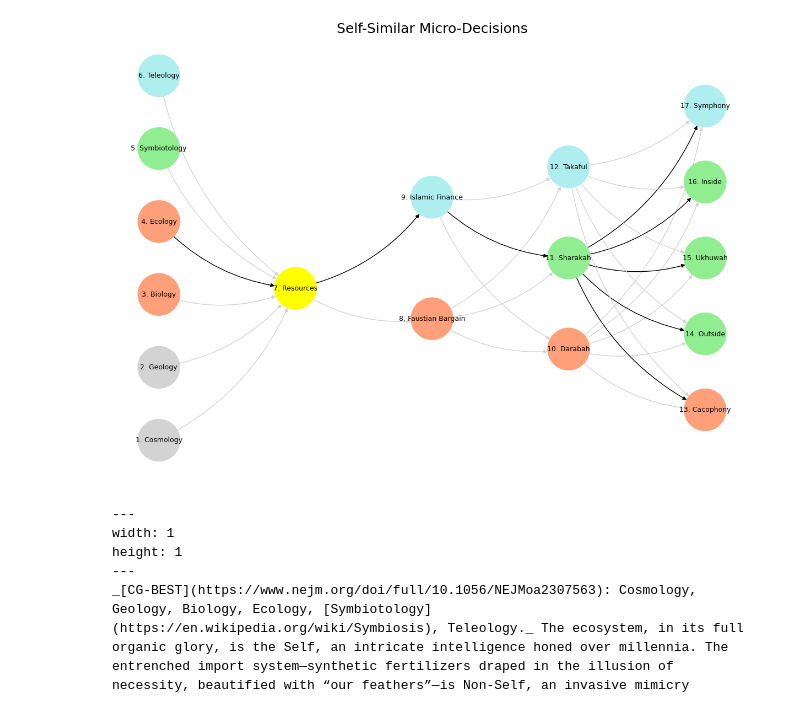
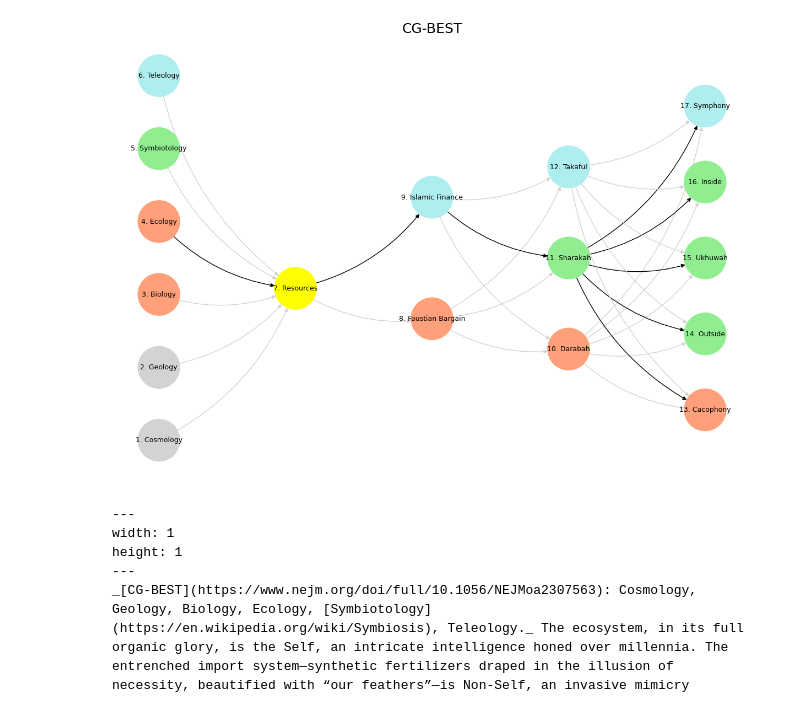
Before and after one commit to abikesa/elections, a Jupyter notebook: kitabo/ensi/_build/jupyter_execute/index.ipynb, the cells around one changed output. Drawn from its saved outputs; the diff is of its cells as text; code cells hidden in the pictures.

Commit message:
cg-best: the case of nitrogen fixation

````diff
--- a/kitabo/ensi/_build/jupyter_execute/index.ipynb
+++ b/kitabo/ensi/_build/jupyter_execute/index.ipynb
@@ -291,35 +285,35 @@ def visualize_nn():
     # Define and add black edges manually with correct node names
     numbered_nodes = list(mapping.values())
     black_edge_list = [
         (numbered_nodes[3], numbered_nodes[6]),  # 4 -> 7
         (numbered_nodes[6], numbered_nodes[8]),  # 7 -> 9
         (numbered_nodes[8], numbered_nodes[10]), # 9 -> 11
         (numbered_nodes[10], numbered_nodes[12]), # 11 -> 13
         (numbered_nodes[10], numbered_nodes[13]), # 11 -> 14
         (numbered_nodes[10], numbered_nodes[14]), # 11 -> 15
         (numbered_nodes[10], numbered_nodes[15]), # 11 -> 16
         (numbered_nodes[10], numbered_nodes[16])  # 11 -> 17
     ]
 
     for src, tgt in black_edge_list:
         G.add_edge(src, tgt)
         edge_colors[(src, tgt)] = 'black'
 
     # Draw the graph
     plt.figure(figsize=(12, 8))
     nx.draw(
         G, pos, with_labels=True, node_color=node_colors,
         edge_color=[edge_colors.get(edge, 'lightgrey') for edge in G.edges],
         node_size=3000, font_size=9, connectionstyle="arc3,rad=0.2"
     )
 
-    plt.title("Self-Similar Micro-Decisions", fontsize=18)
+    plt.title("CG-BEST", fontsize=18)
     plt.show()
 
 # Run the visualization
 visualize_nn()
 # %% [output]
-[figure, old version]
+[figure, new version]
 # %% [markdown]
 ```{figure} https://www.ledr.com/colours/white.jpg
 ---
````
Also changed, not shown: parts of 1 cell of this notebook, 6 other files.
